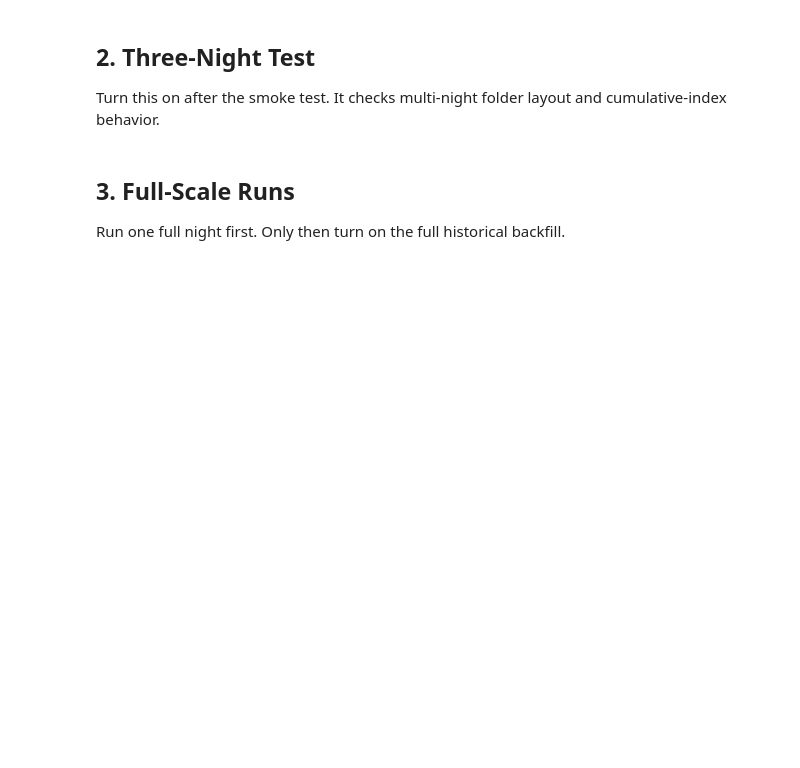
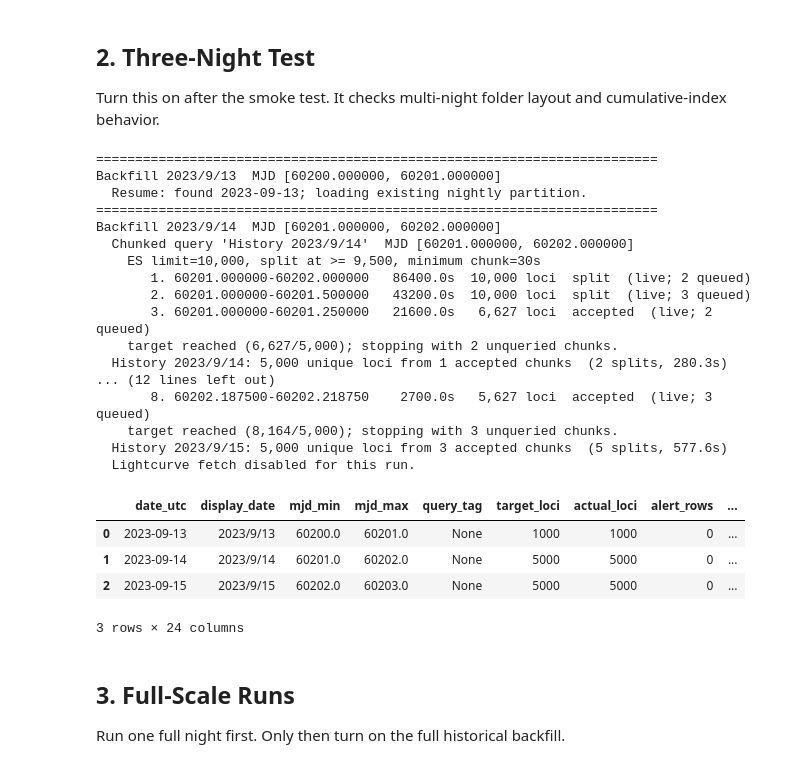
Before and after one commit to darim1151/ANTARES_Analysis, a Jupyter notebook: notebooks/historical_backfill.ipynb, the cells around one changed output. Drawn from its saved outputs; the diff is of its cells as text; code cells hidden in the pictures; blank space fills up the shorter version.

```diff
--- a/notebooks/historical_backfill.ipynb
+++ b/notebooks/historical_backfill.ipynb
@@ -62,19 +122,42 @@ display(resume_summary.tail())
 
 Turn this on after the smoke test. It checks multi-night folder layout and cumulative-index behavior.
 # %%
-RUN_THREE_NIGHT_TEST = False
+RUN_THREE_NIGHT_TEST = True
 
 if RUN_THREE_NIGHT_TEST:
     three_night_summary = history.backfill_history(
         data_root=DATA_ROOT,
         mjd_start=MJD_HISTORY_START,
         mjd_stop=MJD_HISTORY_START + 3,
         target_loci=5000,
         max_nights=3,
         fetch_lightcurves=False,
         resume=True,
     )
     display(three_night_summary.tail(10))
+# %% [output]
+========================================================================
+Backfill 2023/9/13  MJD [60200.000000, 60201.000000]
+  Resume: found 2023-09-13; loading existing nightly partition.
+========================================================================
+Backfill 2023/9/14  MJD [60201.000000, 60202.000000]
+  Chunked query 'History 2023/9/14'  MJD [60201.000000, 60202.000000]
+    ES limit=10,000, split at >= 9,500, minimum chunk=30s
+       1. 60201.000000-60202.000000   86400.0s  10,000 loci  split  (live; 2 queued)
+       2. 60201.000000-60201.500000   43200.0s  10,000 loci  split  (live; 3 queued)
+       3. 60201.000000-60201.250000   21600.0s   6,627 loci  accepted  (live; 2 queued)
+    target reached (6,627/5,000); stopping with 2 unqueried chunks.
+  History 2023/9/14: 5,000 unique loci from 1 accepted chunks  (2 splits, 280.3s)
+... (12 lines left out)
+       8. 60202.187500-60202.218750    2700.0s   5,627 loci  accepted  (live; 3 queued)
+    target reached (8,164/5,000); stopping with 3 unqueried chunks.
+  History 2023/9/15: 5,000 unique loci from 3 accepted chunks  (5 splits, 577.6s)
+  Lightcurve fetch disabled for this run.
+|  | date_utc | display_date | mjd_min | mjd_max | query_tag | target_loci | actual_loci | alert_rows | ... |
+| 0 | 2023-09-13 | 2023/9/13 | 60200.0 | 60201.0 | None | 1000 | 1000 | 0 | ... |
+| 1 | 2023-09-14 | 2023/9/14 | 60201.0 | 60202.0 | None | 5000 | 5000 | 0 | ... |
+| 2 | 2023-09-15 | 2023/9/15 | 60202.0 | 60203.0 | None | 5000 | 5000 | 0 | ... |
+3 rows × 24 columns
 # %% [markdown]
 ## 3. Full-Scale Runs
 
```
Also changed, not shown: parts of 8 cells of this notebook.
